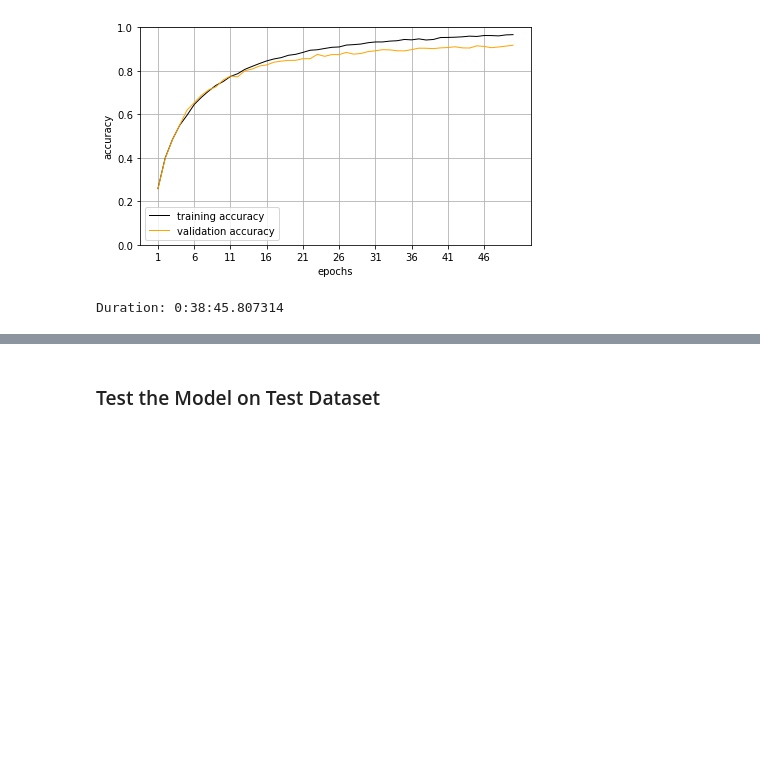
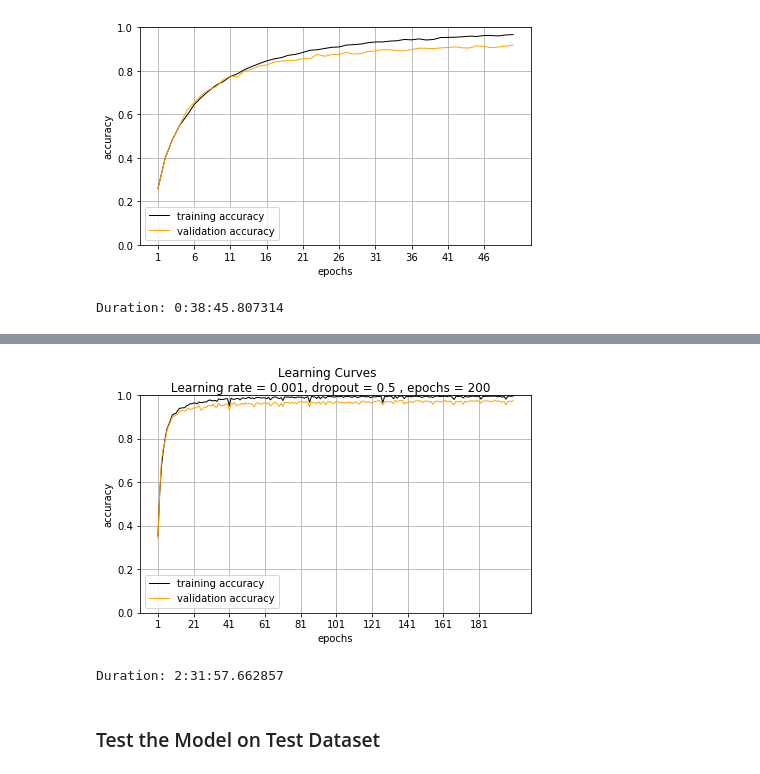
Before and after one commit to cristianku/CarND-Traffic-Sign-Classifier-Project, a Jupyter notebook: Traffic_Sign_Classifier.ipynb, the cells around one changed output, grey strips where cells are left out. Drawn from its saved outputs; the diff is of its cells as text; code cells hidden in the pictures; blank space fills up the shorter version.

```diff
--- a/Traffic_Sign_Classifier.ipynb
+++ b/Traffic_Sign_Classifier.ipynb
@@ -454,7 +454,7 @@ def training( train_features, train_labels, val_features, val_labels, rate, keep
     plt.xticks(np.arange(1,epochs , epochs/10))
 
 #     plt.subplots_adjust(left=left, bottom=bottom, right=right, top=top, wspace=wspace, hspace=hspace)
-    plt.suptitle('Learning Curves \n Learning rate = {}, dropout = {} , epochs = {}'.format(rate,100-keep_prob_dropout, epochs ))
+    plt.suptitle('Learning Curves \n Learning rate = {}, dropout = {} , epochs = {}'.format(rate,1-keep_prob_dropout, epochs ))
 #     #fig = plt.figure()
 #     ax.set_xticks(np.arange(0, 1, 0.1))
 
@@ -737,8 +738,8 @@ optimizer = tf.train.AdamOptimizer(learning_rate = learning_rate)
 training_operation = optimizer.minimize(loss_operation)
 
 training(  X_train_new2, y_train_new, X_validation_norm, y_validation_norm,
-           rate              = 0.0001,  # learning rate
+           rate              = 0.001,  # learning rate
            keep_prob_dropout = 0.5,
-           epochs            = 50 ,
-           batch_size        = 32)
+           epochs            = 200 ,
+           batch_size        = 256)
 # %% [output]
@@ -746,3 +763,5 @@ NameError: name 'tf' is not defined
+[figure, added]
+Duration: 2:31:57.662857
 # %% [markdown]
 ### Test the Model on Test Dataset
 # %%
```
Also changed, not shown: parts of 7 cells of this notebook, 3 other files.
